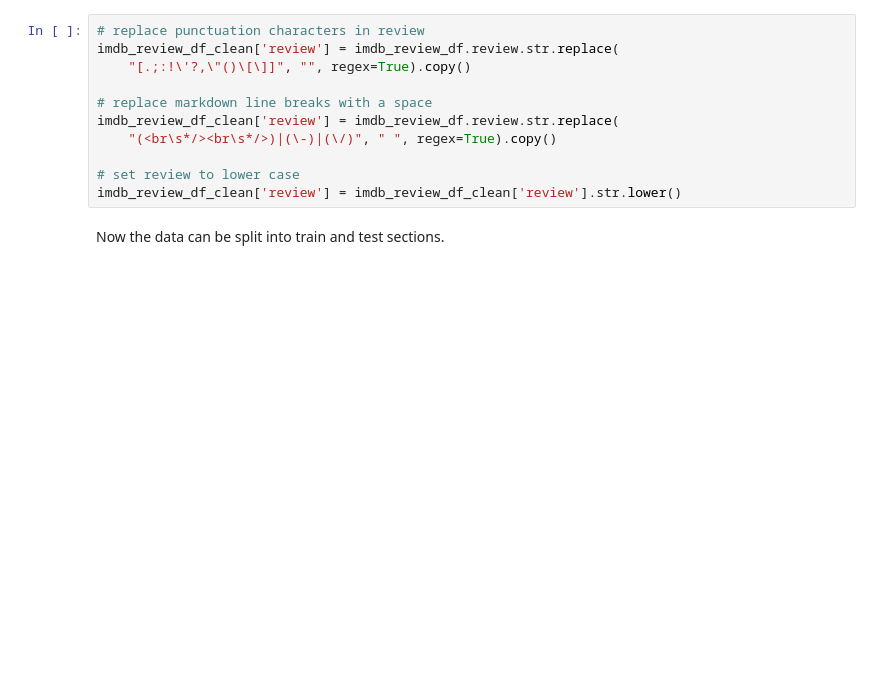
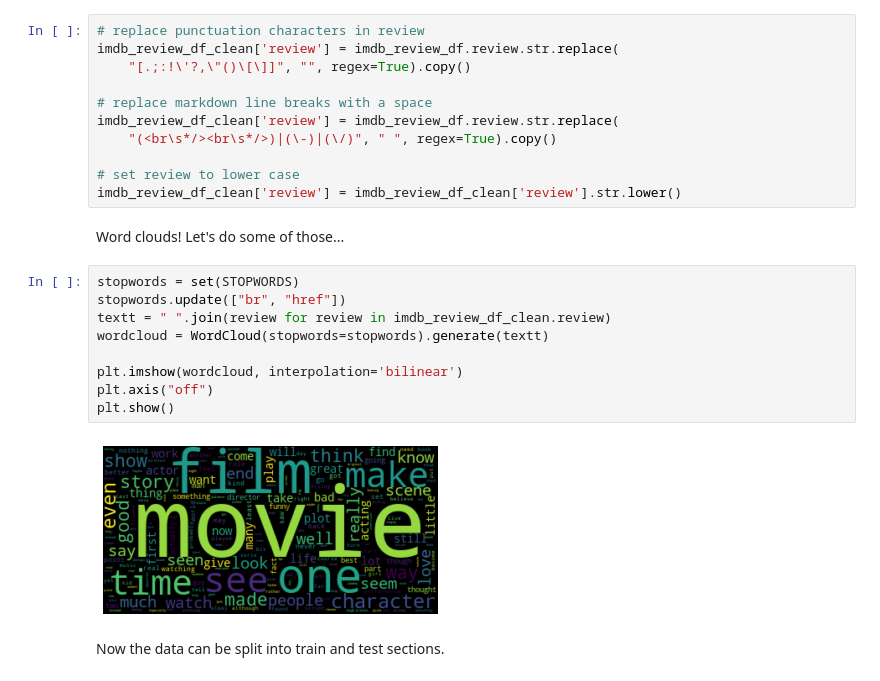
Before and after one commit to axbraae/ml_projects, a Jupyter notebook: sentiment_analysis/sentiment_analysis.ipynb, the cells around one changed output. Saved outputs shown, nothing was run; the diff lists cells and outputs as text; blank space fills up the shorter version.

Commit message:
adds wordclouds to sentiment analysis

```diff
--- a/sentiment_analysis/sentiment_analysis.ipynb
+++ b/sentiment_analysis/sentiment_analysis.ipynb
@@ -75,5 +81,18 @@ imdb_review_df_clean['review'] = imdb_review_df.review.str.replace(
 
 # set review to lower case
 imdb_review_df_clean['review'] = imdb_review_df_clean['review'].str.lower()
+# %% [markdown]
+Word clouds! Let's do some of those...
+# %%
+stopwords = set(STOPWORDS)
+stopwords.update(["br", "href"])
+textt = " ".join(review for review in imdb_review_df_clean.review)
+wordcloud = WordCloud(stopwords=stopwords).generate(textt)
+
+plt.imshow(wordcloud, interpolation='bilinear')
+plt.axis("off")
+plt.show()
+# %% [output]
+[figure, added]
 # %% [markdown]
 Now the data can be split into train and test sections.
```
Also changed, not shown: parts of 8 cells of this notebook.
